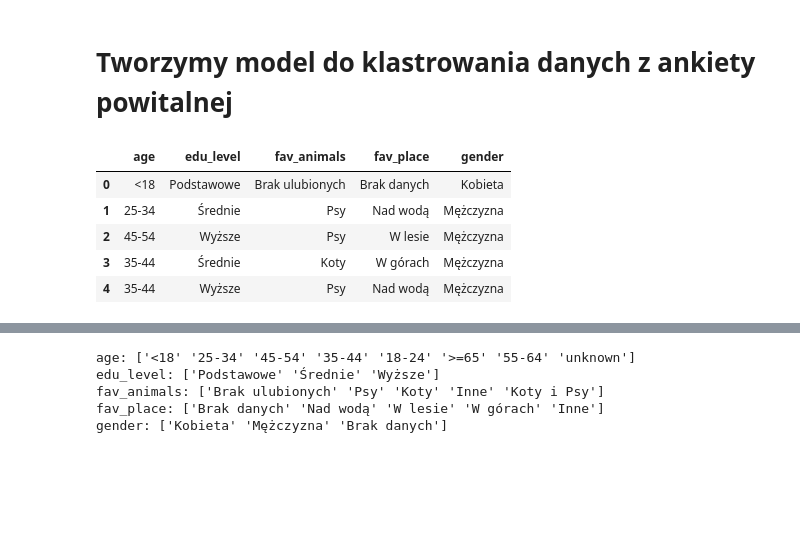
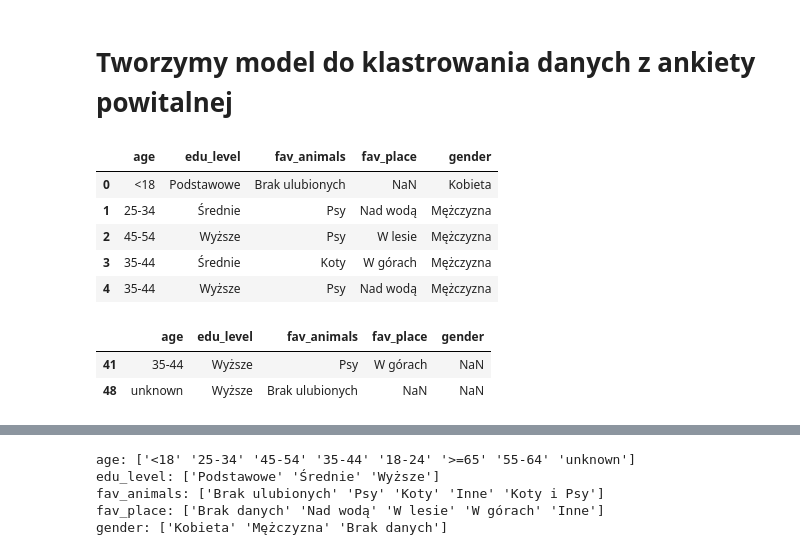
Before and after one commit to agentsDawid/find-your-tribe, a Jupyter notebook: 29__find_friends__clustering.ipynb, the cells around one changed output, grey strips where cells are left out. Drawn from its saved outputs; the diff is of its cells as text; code cells hidden in the pictures; blank space fills up the shorter version.

```diff
--- a/29__find_friends__clustering.ipynb
+++ b/29__find_friends__clustering.ipynb
@@ -5,12 +5,18 @@ import pandas as pd
 from pycaret.clustering import setup, create_model, assign_model, plot_model, save_model, load_model, predict_model
 # %%
 df = pd.read_csv('welcome_survey_simple_v2.csv', sep=';')
-df.fillna('Brak danych', inplace=True)
+
 df.head()
 # %% [output]
 |  | age | edu_level | fav_animals | fav_place | gender |
-| 0 | <18 | Podstawowe | Brak ulubionych | Brak danych | Kobieta |
+| 0 | <18 | Podstawowe | Brak ulubionych | NaN | Kobieta |
 | 1 | 25-34 | Średnie | Psy | Nad wodą | Mężczyzna |
 | 2 | 45-54 | Wyższe | Psy | W lesie | Mężczyzna |
 | 3 | 35-44 | Średnie | Koty | W górach | Mężczyzna |
 | 4 | 35-44 | Wyższe | Psy | Nad wodą | Mężczyzna |
+# %%
+df[df['gender'].isna()]
+# %% [output]
+|  | age | edu_level | fav_animals | fav_place | gender |
+| 41 | 35-44 | Wyższe | Psy | W górach | NaN |
+| 48 | unknown | Wyższe | Brak ulubionych | NaN | NaN |
```
Also changed, not shown: parts of 1 cell of this notebook, 2 other files.
